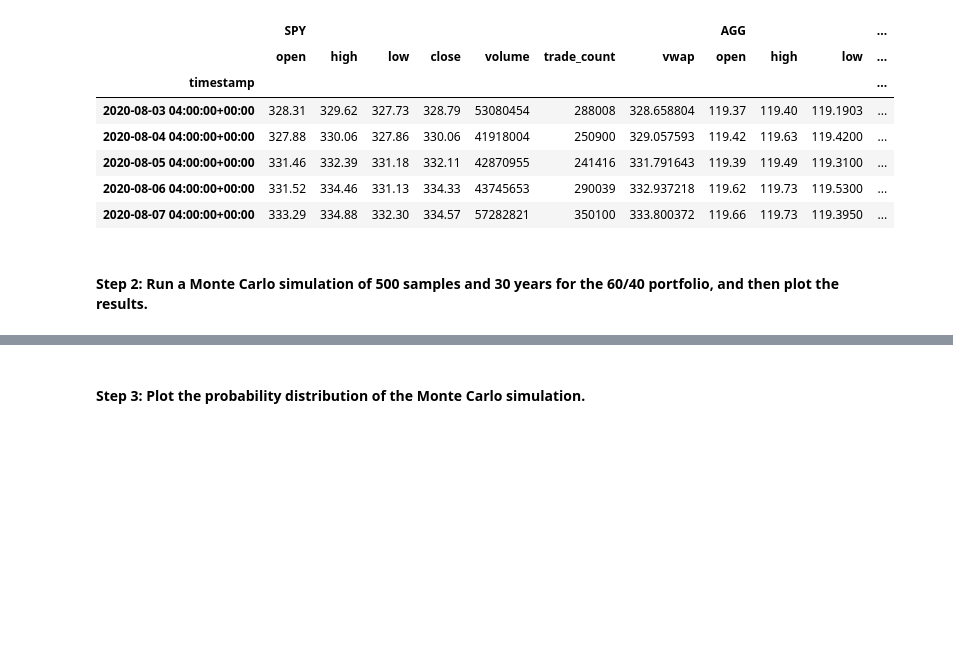
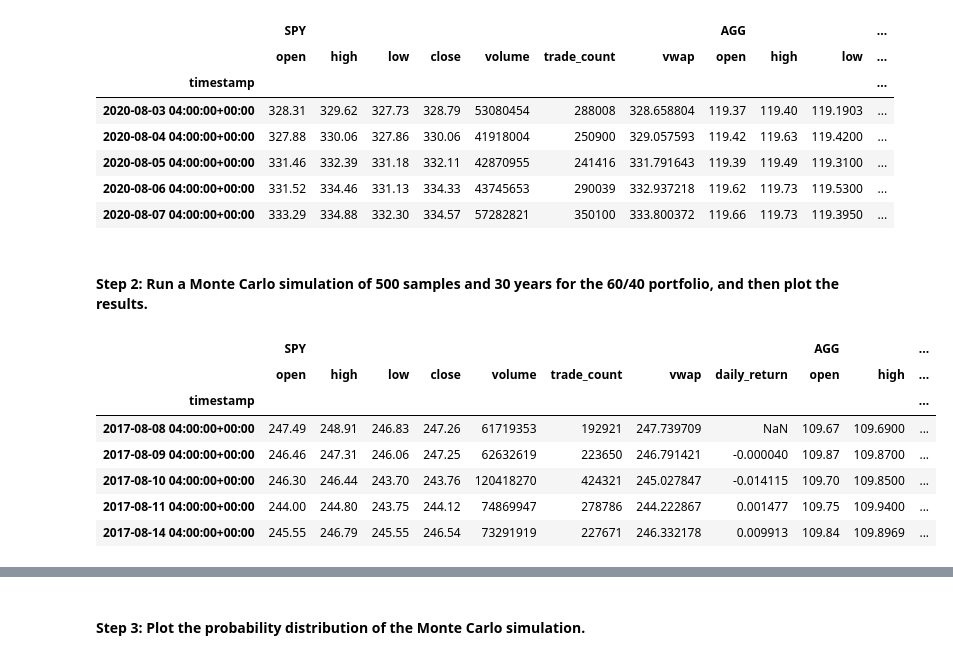
Before and after one commit to jgrichardson/emergency_and_retirement, a Jupyter notebook: financial_planning_tools.ipynb, the cells around one changed output, grey strips where cells are left out. Drawn from its saved outputs; the diff is of its cells as text; code cells hidden in the pictures; blank space fills up the shorter version.

```diff
--- a/financial_planning_tools.ipynb
+++ b/financial_planning_tools.ipynb
@@ -350,10 +350,24 @@ display(prices_df.tail())
 # %%
 # Configure the Monte Carlo simulation to forecast 30 years cumulative returns
 # The weights should be split 40% to AGG and 60% to SPY.
 # Run 500 samples.
-# YOUR CODE HERE
+MC_weight_spy = MCSimulation(
+    portfolio_data = prices_df,
+    weights = [.60,.40,],
+    num_simulation = 500,
+    num_trading_days = 252*30
+)
 
 # Review the simulation input data
-# YOUR CODE HERE
+MC_weight_spy.portfolio_data.head()
+# %% [output]
+|  | SPY |  |  |  |  |  |  |  | AGG |  | ... |
+|  | open | high | low | close | volume | trade_count | vwap | daily_return | open | high | ... |
+| timestamp |  |  |  |  |  |  |  |  |  |  | ... |
+| 2017-08-08 04:00:00+00:00 | 247.49 | 248.91 | 246.83 | 247.26 | 61719353 | 192921 | 247.739709 | NaN | 109.67 | 109.6900 | ... |
+| 2017-08-09 04:00:00+00:00 | 246.46 | 247.31 | 246.06 | 247.25 | 62632619 | 223650 | 246.791421 | -0.000040 | 109.87 | 109.8700 | ... |
+| 2017-08-10 04:00:00+00:00 | 246.30 | 246.44 | 243.70 | 243.76 | 120418270 | 424321 | 245.027847 | -0.014115 | 109.70 | 109.8500 | ... |
+| 2017-08-11 04:00:00+00:00 | 244.00 | 244.80 | 243.75 | 244.12 | 74869947 | 278786 | 244.222867 | 0.001477 | 109.75 | 109.9400 | ... |
+| 2017-08-14 04:00:00+00:00 | 245.55 | 246.79 | 245.55 | 246.54 | 73291919 | 227671 | 246.332178 | 0.009913 | 109.84 | 109.8969 | ... |
 # %%
 # Run the Monte Carlo simulation to forecast 30 years cumulative returns
```
Also changed, not shown: parts of 7 cells of this notebook.
